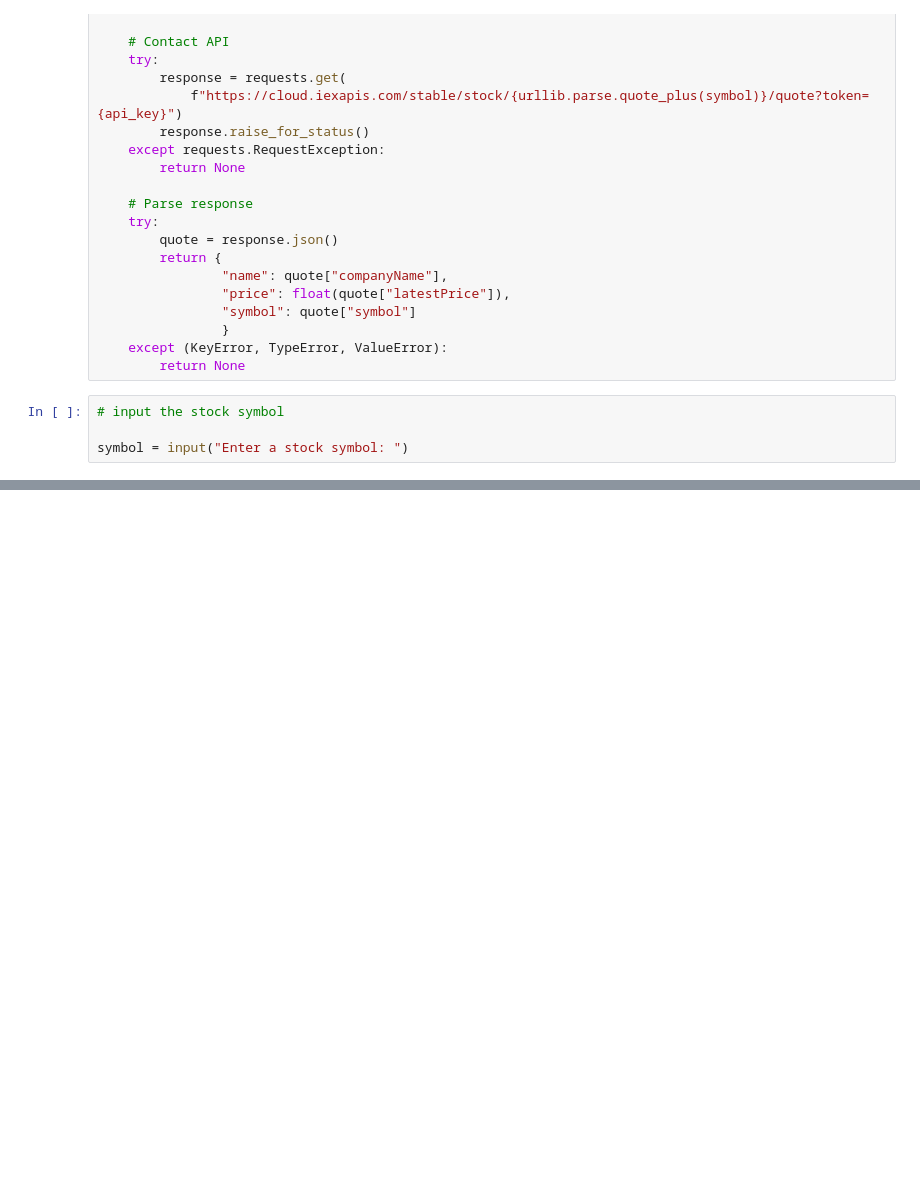
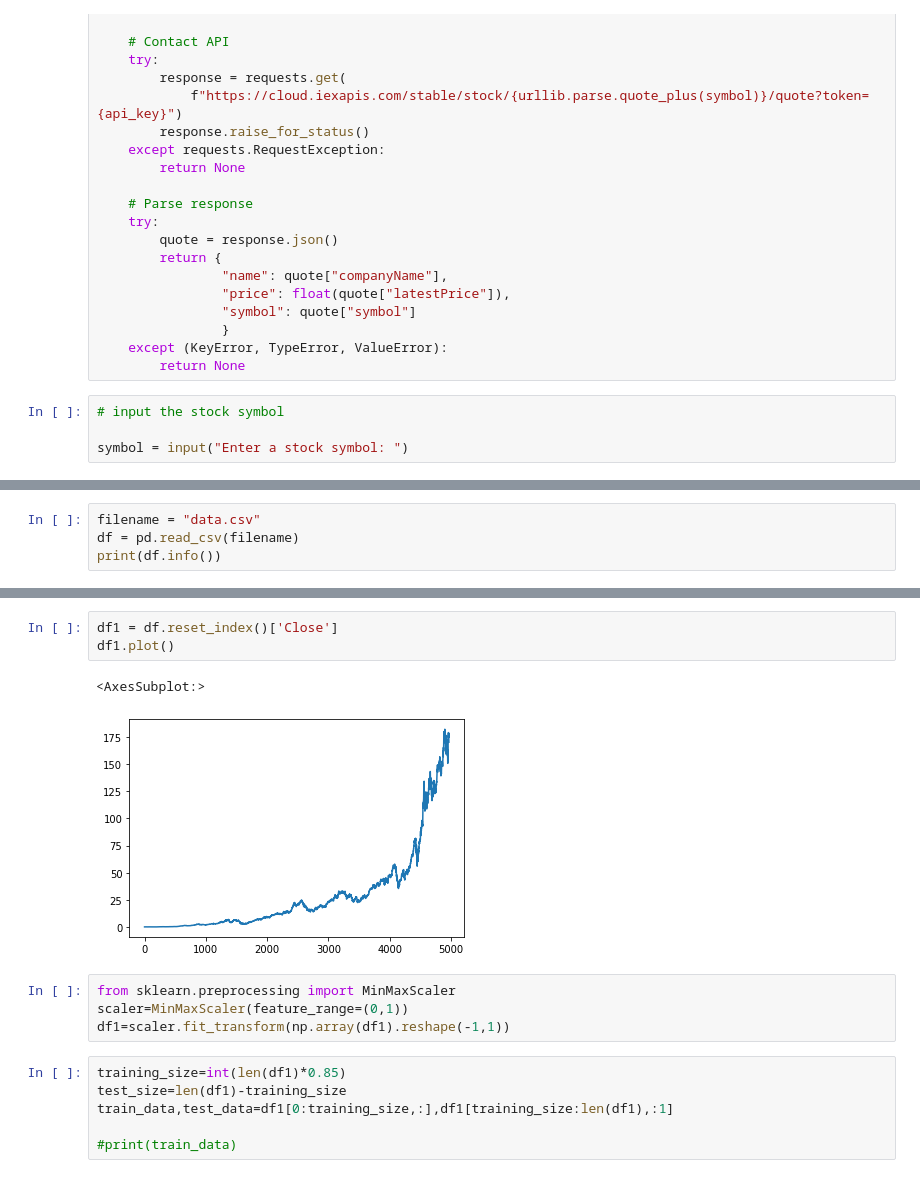
Before and after one commit to lazyboy4943/AIYA-Stockpricepredictor, a Jupyter notebook: Stock price predictor/pricepredictor.ipynb, the cells around one changed output, grey strips where cells are left out. Drawn from its saved outputs; the diff is of its cells as text; blank space fills up the shorter version.

```diff
--- a/Stock price predictor/pricepredictor.ipynb
+++ b/Stock price predictor/pricepredictor.ipynb
@@ -139,0 +104,4 @@ AttributeError: 'DataFrame' object has no attribute 'load_data'
+# %%
+filename = "data.csv"
+df = pd.read_csv(filename)
+print(df.info())
@@ -139,0 +136,16 @@ AttributeError: 'DataFrame' object has no attribute 'load_data'
+# %%
+df1 = df.reset_index()['Close']
+df1.plot()
+# %% [output]
+<AxesSubplot:>
+[figure, added]
+# %%
+from sklearn.preprocessing import MinMaxScaler
+scaler=MinMaxScaler(feature_range=(0,1))
+df1=scaler.fit_transform(np.array(df1).reshape(-1,1))
+# %%
+training_size=int(len(df1)*0.85)
+test_size=len(df1)-training_size
+train_data,test_data=df1[0:training_size,:],df1[training_size:len(df1),:1]
+
+#print(train_data)
```
Also changed, not shown: parts of 19 cells of this notebook, 1 other file.
